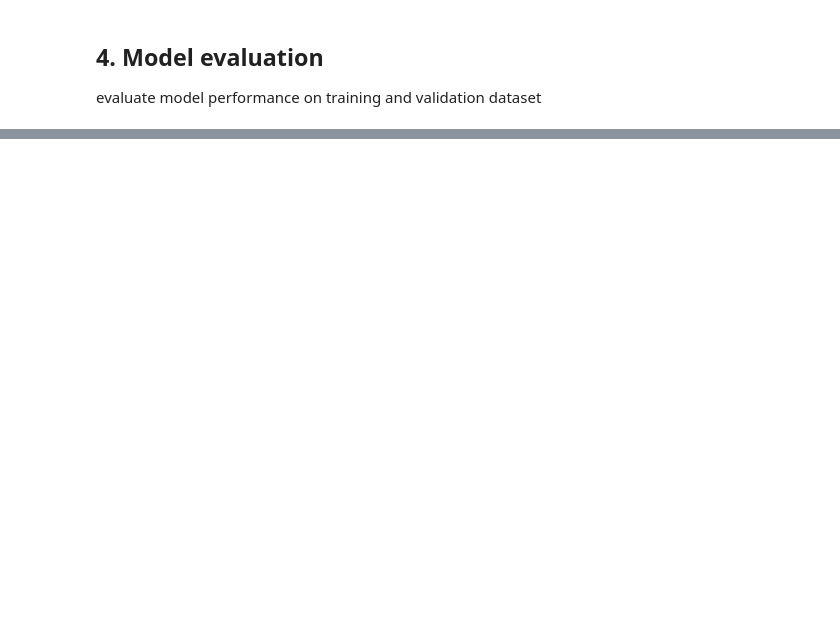
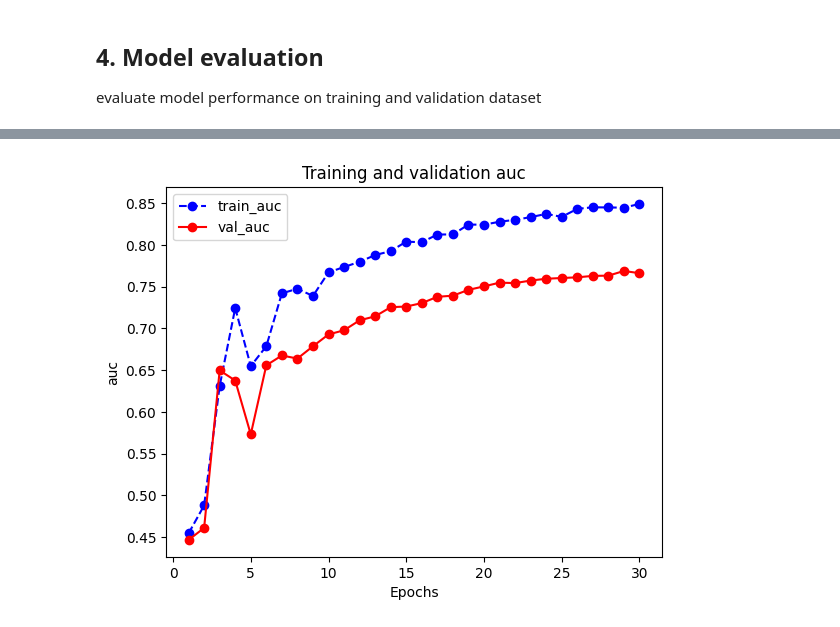
Before and after one commit to Anjasfedo/Learning-TensorFlow, a Jupyter notebook: tensorflow2_in_30_days/Chapter1_1.ipynb, the cells around one changed output, grey strips where cells are left out. Cells and saved outputs as stored; diff of their text form; code cells hidden in the pictures; blank space fills up the shorter version.

```diff
--- a/tensorflow2_in_30_days/Chapter1_1.ipynb
+++ b/tensorflow2_in_30_days/Chapter1_1.ipynb
@@ -315,0 +340,4 @@ evaluate model performance on training and validation dataset
+# %%
+plot_metrics(history, 'auc')
+# %% [output]
+[figure, added]
```
Also changed, not shown: parts of 16 cells of this notebook.
